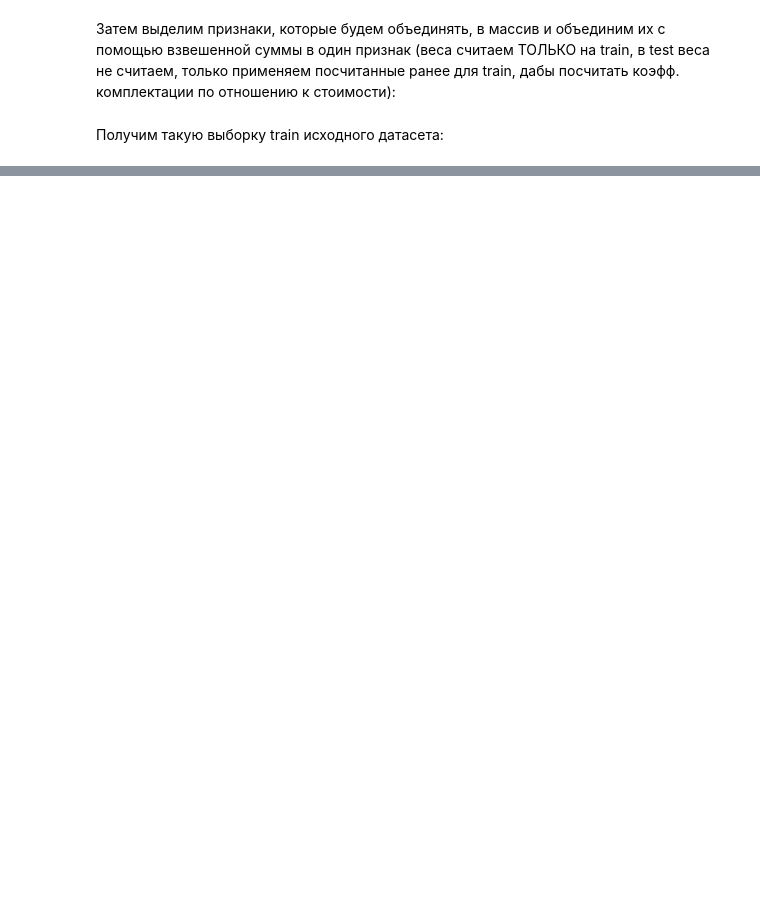
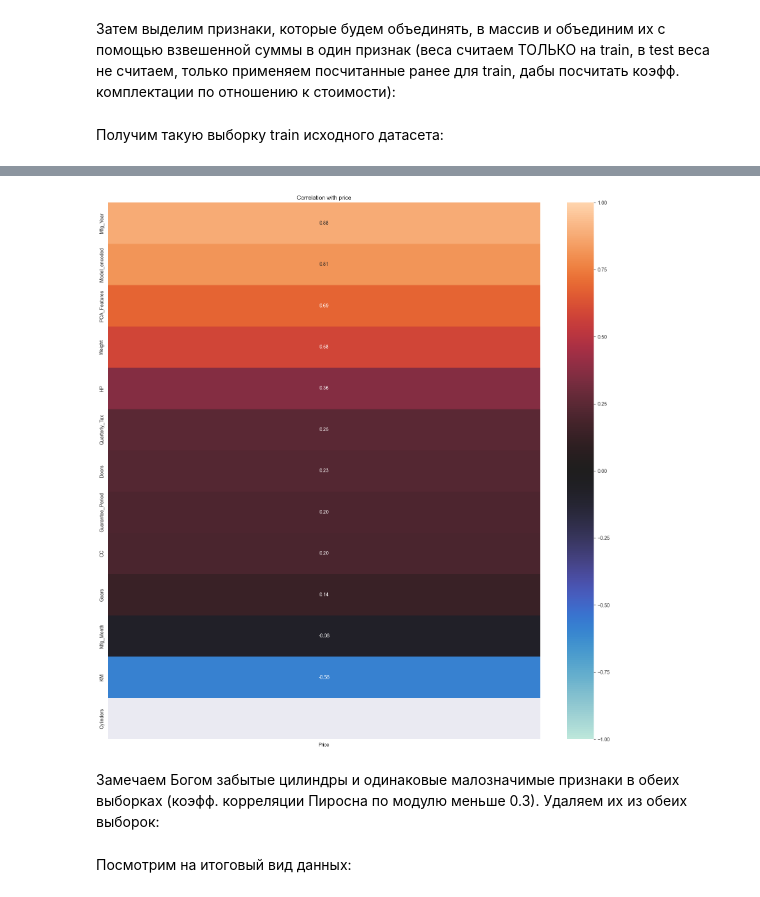
Before and after one commit to topj0bstule/ML_Course, a Jupyter notebook: hw04_/hw04_notebook.ipynb, the cells around one changed output, grey strips where cells are left out. Drawn from its saved outputs; the diff is of its cells as text; code cells hidden in the pictures; blank space fills up the shorter version.

```diff
--- a/hw04_/hw04_notebook.ipynb
+++ b/hw04_/hw04_notebook.ipynb
@@ -376,0 +445,17 @@ df.drop(pca_features, axis=1, inplace=True)
+# %%
+corr_with_price = test_df.corr()['Price'].sort_values(ascending=False)
+plt.figure(figsize=(20,20))
+fig = sns.heatmap(
+    corr_with_price.drop('Price').to_frame(),
+    annot=True,
+    center=0, vmin=-1, vmax=1,
+    cbar=True,
+    fmt='.2f'
+)
+plt.title('Correlation with price')
+plt.show()
+# %% [output]
+[figure, added]
+# %% [markdown]
+Замечаем Богом забытые цилиндры и одинаковые малозначимые признаки в обеих выборках (коэфф. корреляции Пиросна по модулю меньше 0.3).
+Удаляем их из обеих выборок:
@@ -376,0 +469,2 @@ df.drop(pca_features, axis=1, inplace=True)
+# %% [markdown]
+Посмотрим на итоговый вид данных:
```
Also changed, not shown: parts of 32 cells of this notebook.
